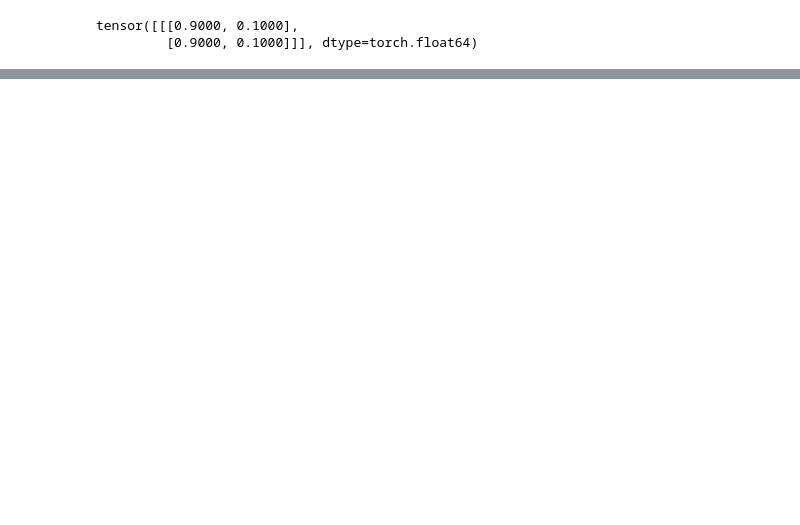
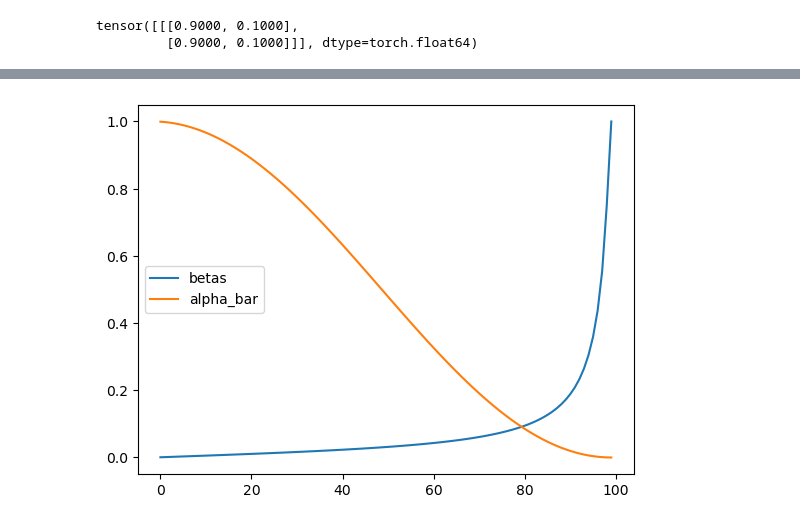
Before and after one commit to schjo480/Master_Thesis, a Jupyter notebook: models/test_transition_matrices.ipynb, the cells around one changed output, grey strips where cells are left out. Cells and saved outputs as stored; diff of their text form; code cells hidden in the pictures; blank space fills up the shorter version.

```diff
--- a/models/test_transition_matrices.ipynb
+++ b/models/test_transition_matrices.ipynb
@@ -210,9 +193,13 @@ def get_diffusion_betas(spec):
   else:
     raise NotImplementedError(spec['type'])
 
-spec = {'type': 'linear', 'start': 0.9, 'stop': 1.0, 'num_timesteps': 100}
+spec = {'type': 'linear', 'start': 0.4, 'stop': 0.8, 'num_timesteps': 100}
 betas = get_diffusion_betas(spec)
+alphas = 1 - betas
+alpha_bar = onp.cumprod(alphas)
 plt.plot(betas)
+plt.plot(alpha_bar)
+plt.legend(['betas', 'alpha_bar'])
 plt.show()
 
 import scipy
@@ -1972,0 +303,43 @@ Loss: 0.009847098961472511
+# %%
+import torch
+
+def cosine_beta_schedule(timesteps, s=0.008):
+    """
+    Cosine schedule as described in https://arxiv.org/abs/2102.09672.
+
+    Parameters:
+    - timesteps: int, the number of timesteps for the schedule.
+    - s: float, small constant to prevent numerical issues.
+
+    Returns:
+    - betas: torch.Tensor, beta values for each timestep.
+    - alphas: torch.Tensor, alpha values for each timestep.
+    - alpha_bars: torch.Tensor, cumulative product of alphas for each timestep.
+    """
+    steps = timesteps + 1
+    x = torch.linspace(0, timesteps, steps)
+    alphas_cumprod = torch.cos((x / timesteps + s) / (1 + s) * torch.pi * 0.5) ** 2
+    alphas_cumprod = alphas_cumprod / alphas_cumprod[0]
+
+    betas = 1 - alphas_cumprod[1:] / alphas_cumprod[:-1]
+    alphas = 1 - betas
+    alpha_bars = torch.cumprod(alphas, dim=0)
+
+    return betas, alphas, alpha_bars
+
+# Example usage
+timesteps = 100  # Number of timesteps
+device = 'cuda' if torch.cuda.is_available() else 'cpu'
+
+betas, alphas, alpha_bars = cosine_beta_schedule(timesteps)
+betas = betas.to(device)
+alphas = alphas.to(device)
+alpha_bars = alpha_bars.to(device)
+
+import matplotlib.pyplot as plt
+plt.plot(betas)
+plt.plot(alpha_bars)
+plt.legend(['betas', 'alpha_bar'])
+plt.show()
+# %% [output]
+[figure, added]
```
Also changed, not shown: parts of 15 cells of this notebook, 12 other files.
